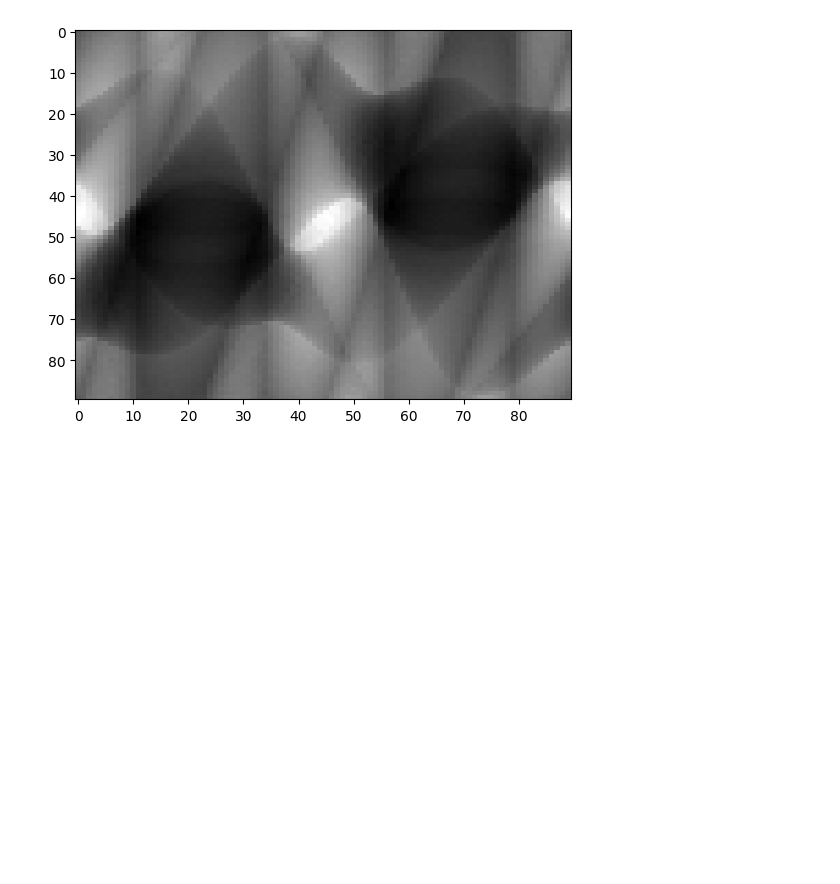
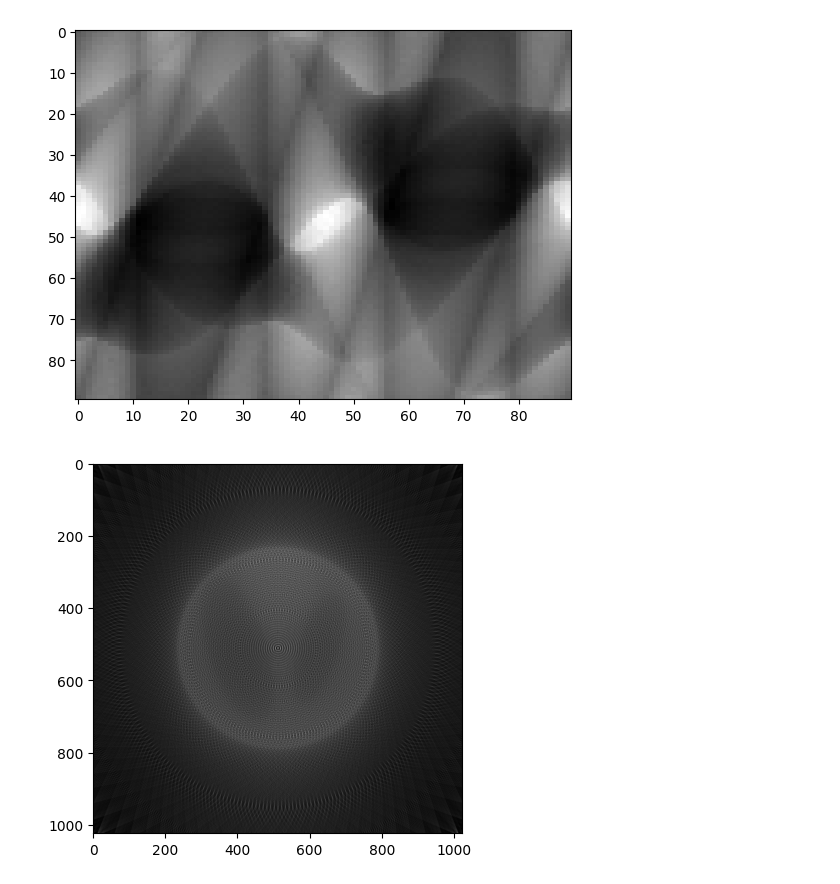
Before and after one commit to anras5/Tomograf, a Jupyter notebook: tomograf.ipynb, the cells around one changed output. Cells and saved outputs as stored; diff of their text form; code cells hidden in the pictures; blank space fills up the shorter version.

Commit message:
Determine image from sinogram

```diff
--- a/tomograf.ipynb
+++ b/tomograf.ipynb
@@ -54,7 +54,23 @@ plt.show()
 # %% [output]
 [figure]
 [figure]
-# %%
-# Wyznaczamy obraz końcowy na podstawie powstałego sinogramu
-for i in range(sinogram.shape[0]):
-    emitter_coordinates = [int(X + R * np.cos(INTERVAL * i)), int(Y + R * np.cos(INTERVAL * i))]
+# %%
+result = np.zeros(image.shape)
+# Wyznaczamy obraz końcowy na podstawie powstałego sinogramu
+for i in range(sinogram.shape[0]):
+    emitter_coordinates = [int(X + R * np.cos(INTERVAL * i)), int(Y + R * np.sin(INTERVAL * i))]
+    for j in range(sinogram.shape[1]):
+        detector_angle = INTERVAL * i + np.pi - EXTENT / 2 + j * EXTENT / sinogram.shape[1]
+        detector_coordinates = [int(X + R * np.cos(detector_angle)), int(Y + R * np.sin(detector_angle))]
+
+        line_points = list(bresenham_algorithm(emitter_coordinates[0], emitter_coordinates[1],
+                                           detector_coordinates[0], detector_coordinates[1]))
+
+        for point in line_points:
+            if 0 <= point[0] < image.shape[0] and 0 <= point[1] < image.shape[1]:
+                result[point[0]][point[1]] += sinogram[i][j]
+
+plt.imshow(result, cmap='gray')
+plt.show()
+# %% [output]
+[figure, added]
```
